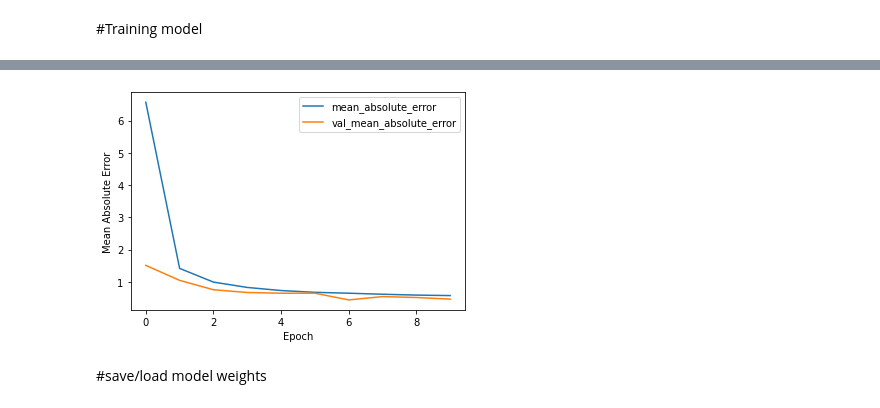
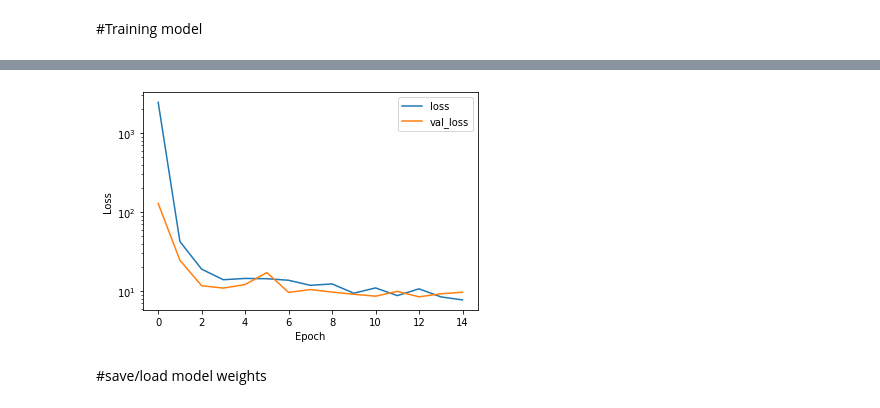
Before and after one commit to P1G1U/Thesis_AITronik, a Jupyter notebook: Basis/define_model.ipynb, the cells around one changed output, grey strips where cells are left out. Cells and saved outputs as stored; diff of their text form; code cells hidden in the pictures.

```diff
--- a/Basis/define_model.ipynb
+++ b/Basis/define_model.ipynb
@@ -104,8 +113,8 @@ data.TS_targets_rot = tf.gather(data.TS_targets,[2],axis=1)
 model_cnn = model_define(data.TR_features,0.2)
 # %%
 model_cnn.compile(optimizer = "adam",
-    loss=pos_loss,
-    metrics=['mean_absolute_error'])
+    loss=loss_fn
+    )
 # %%
 model_cnn.summary()
 # %% [output]
@@ -155,10 +177,11 @@ test_loss, test_acc = model_cnn.evaluate(data.TS_features,  data.TS_targets, ver
 # %%
-plt.plot(history.history['mean_absolute_error'], label='mean_absolute_error')
-plt.plot(history.history['val_mean_absolute_error'], label = 'val_mean_absolute_error')
+plt.plot(history.history['loss'], label='loss')
+plt.plot(history.history['val_loss'], label = 'val_loss')
 plt.xlabel('Epoch')
-plt.ylabel('Mean Absolute Error')
+plt.ylabel('Loss')
 #plt.ylim([0.5, 1])
+plt.yscale("log")
 plt.legend(loc='upper right')
 
-test_loss, test_acc = model_cnn.evaluate(data.TS_features,  data.TS_targets, verbose=2)
+test_loss = model_cnn.evaluate(data.TS_features, [data.TS_targets_pos, data.TS_targets_rot], verbose=2)
 # %% [output]
@@ -166,4 +189,4 @@ test_loss, test_acc = model_cnn.evaluate(data.TS_features,  data.TS_targets, ver
-[figure, old version]
+[figure, new version]
 # %% [markdown]
 #save/load model weights
 # %%
```
Also changed, not shown: parts of 6 cells of this notebook, 4 other files.
